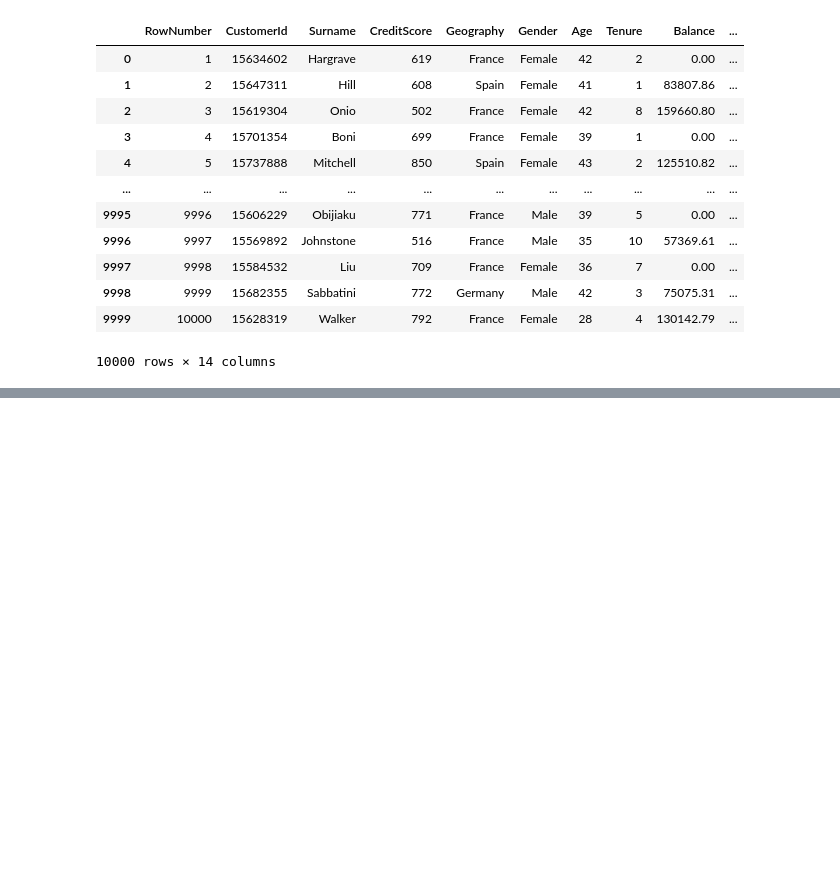
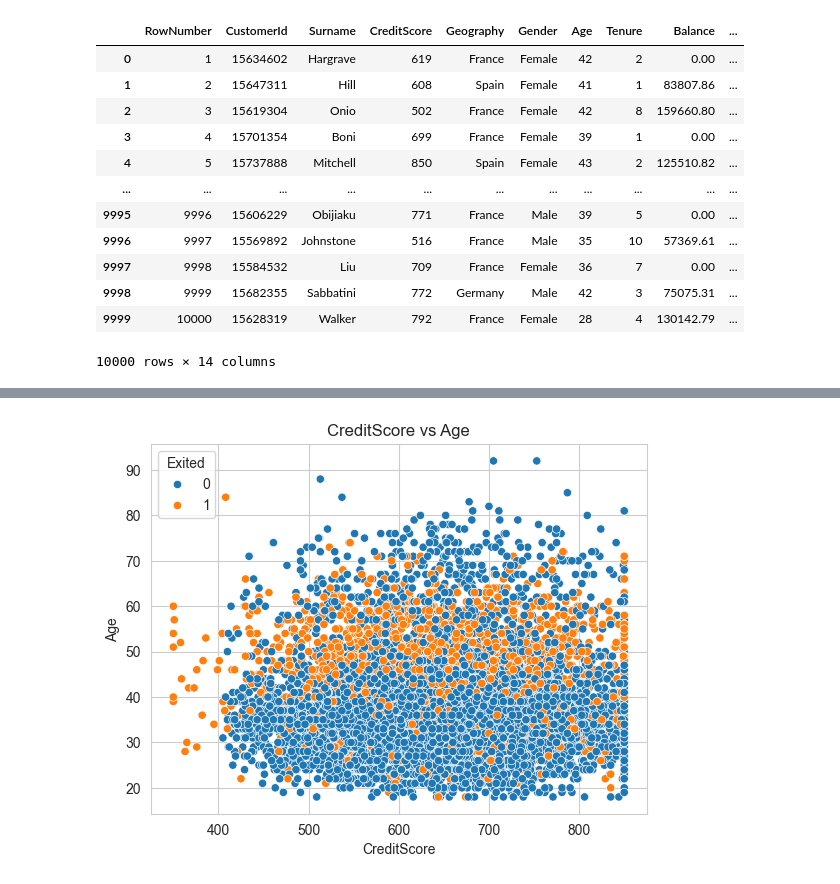
Before and after one commit to Paul-Clue/customer-churn2, a Jupyter notebook: churn.ipynb, the cells around one changed output, grey strips where cells are left out. Saved outputs shown, nothing was run; the diff lists cells and outputs as text; code cells hidden in the pictures; blank space fills up the shorter version.

```diff
--- a/churn.ipynb
+++ b/churn.ipynb
@@ -30,0 +62,9 @@ df
+# %%
+
+# Plot the credit score vs age
+# hue is used to color the points by the target value (Exited (churn))
+sns.scatterplot(x="CreditScore", y="Age", data=df, hue="Exited")
+plt.title("CreditScore vs Age")
+plt.show()
+# %% [output]
+[figure, added]
```
Also changed, not shown: parts of 18 cells of this notebook.
